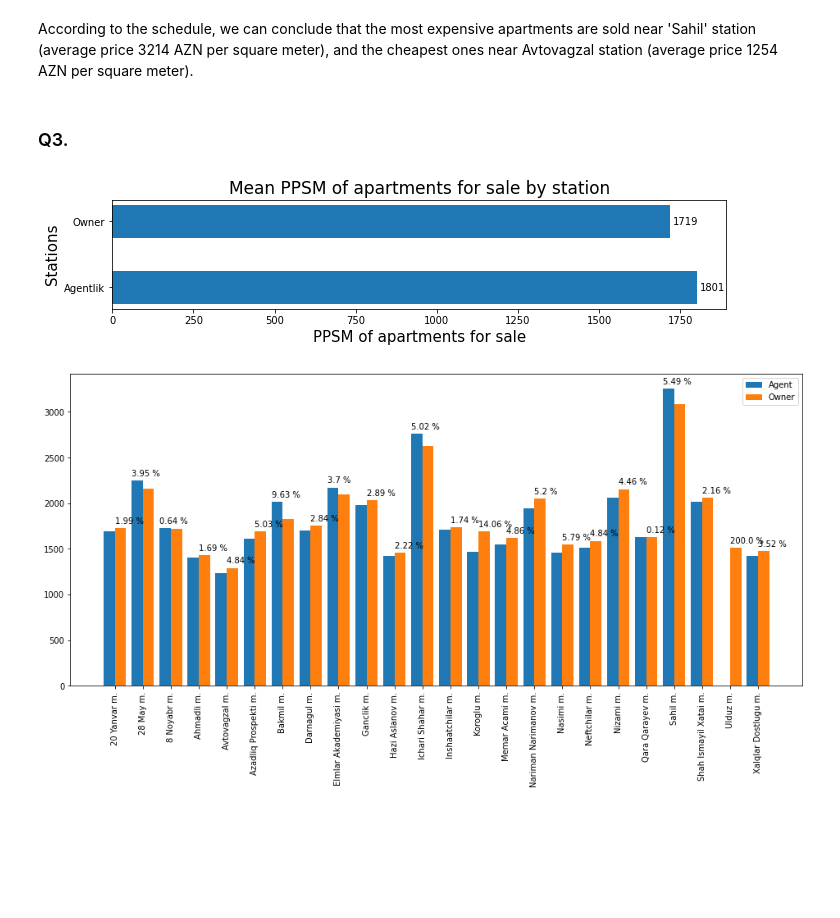
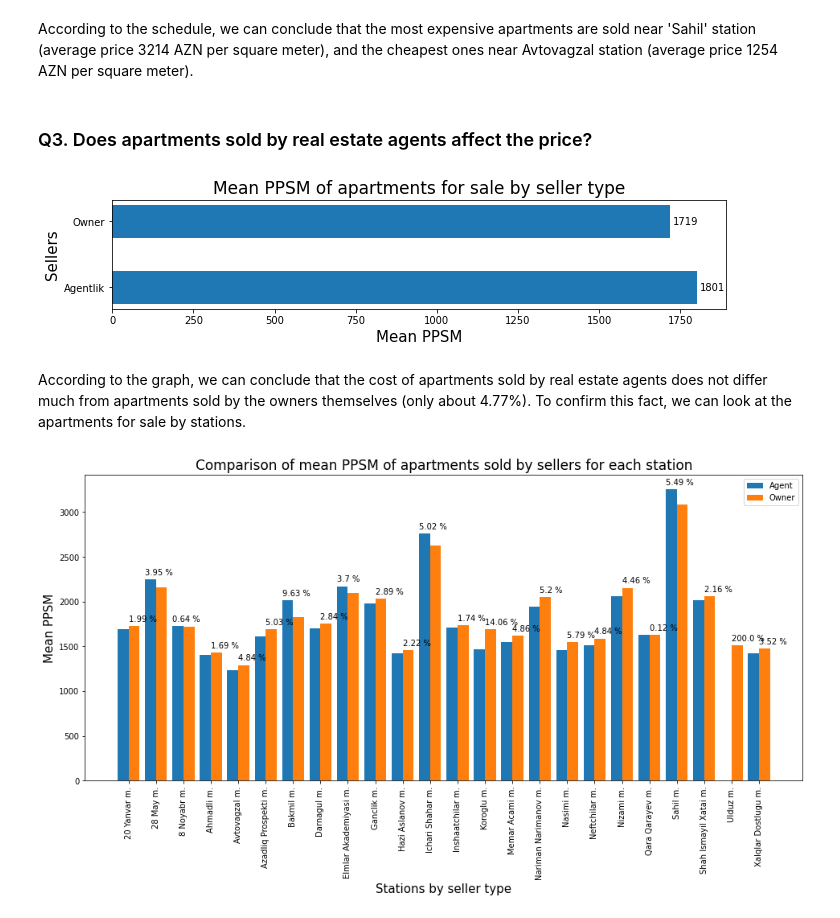
Before and after one commit to hexelot/ApartmentsAnalysis, a Jupyter notebook: analysing.ipynb, the cells around one changed output. Cells and saved outputs as stored; diff of their text form; code cells hidden in the pictures; blank space fills up the shorter version.

```diff
--- a/analysing.ipynb
+++ b/analysing.ipynb
@@ -137,7 +141,7 @@ plt.show()
 # %% [markdown]
 According to the schedule, we can conclude that the most expensive apartments are sold near 'Sahil' station (average price 3214 AZN per square meter), and the cheapest ones near Avtovagzal station (average price 1254 AZN per square meter).
 # %% [markdown]
-### Q3.
+### Q3. Does apartments sold by real estate agents affect the price?
 # %%
 seller_types = df.groupby('Seller')['PPSM'].mean().astype(int)
 
@@ -146,13 +150,15 @@ x, y = zip(*sorted(dict(seller_types).items()))
 plt.figure(figsize=(11,2))
 bars = plt.barh(x, y, height=0.5)
 plt.bar_label(bars, y, padding=3)
-plt.title("Mean PPSM of apartments for sale by station", size=17)
-plt.xlabel("PPSM of apartments for sale", size=15)
-plt.ylabel("Stations", size=15)
+plt.title("Mean PPSM of apartments for sale by seller type", size=17)
+plt.xlabel("Mean PPSM", size=15)
+plt.ylabel("Sellers", size=15)
 
 plt.show()
 # %% [output]
-[figure, old version]
+[figure, new version]
+# %% [markdown]
+According to the graph, we can conclude that the cost of apartments sold by real estate agents does not differ much from apartments sold by the owners themselves (only about 4.77%). To confirm this fact, we can look at the apartments for sale by stations.
 # %%
 seller_types_by_station = df.groupby(['Seller', 'Station'])['PPSM'].mean().astype(int)
 
@@ -171,31 +182,34 @@ filldict([agent, owner]);
 # %%
 ax, ay = zip(*sorted(agent.items()))
 ox, oy = zip(*sorted(owner.items()))
 
-x = np.arange(len(df['Station'].dropna().unique()))
+xtick = np.arange(len(df['Station'].dropna().unique()))
 width = 0.4
 
 plt.figure(figsize=(16,7))
-bar1 = plt.bar(x-0.2, ay, width, label="Agent")
-bar2 = plt.bar(x+0.2, oy, width, label="Owner")
+bar1 = plt.bar(xtick-0.2, ay, width, label="Agent")
+bar2 = plt.bar(xtick+0.2, oy, width, label="Owner")
 
 for b1, b2 in zip(bar1, bar2):
     h1, h2 = b1.get_height(), b2.get_height()
     persentage = round(abs(h1-h2) / np.mean([h1, h2]) * 100, 2)
     if h1 > h2:
         w = b1.get_width()
         x0, y0 = b1.xy
         x, y = x0,y0+h1
         plt.annotate(f'{persentage} %', (x, y+50))
     else:
         w = b2.get_width()
         x0, y0 = b2.xy
         x, y = x0,y0+h2
         plt.annotate(f'{persentage} %', (x, y+50))
 
-plt.xticks(x, ax, rotation="vertical")
+plt.xticks(xtick, ax, rotation="vertical")
+plt.title("Comparison of mean PPSM of apartments sold by sellers for each station" , size=17)
+plt.xlabel("Stations by seller type", size=15)
+plt.ylabel("Mean PPSM", size=15)
 plt.legend()
 
 plt.show()
 # %% [output]
-[figure, old version]
+[figure, new version]
```
Also changed, not shown: parts of 6 cells of this notebook.
